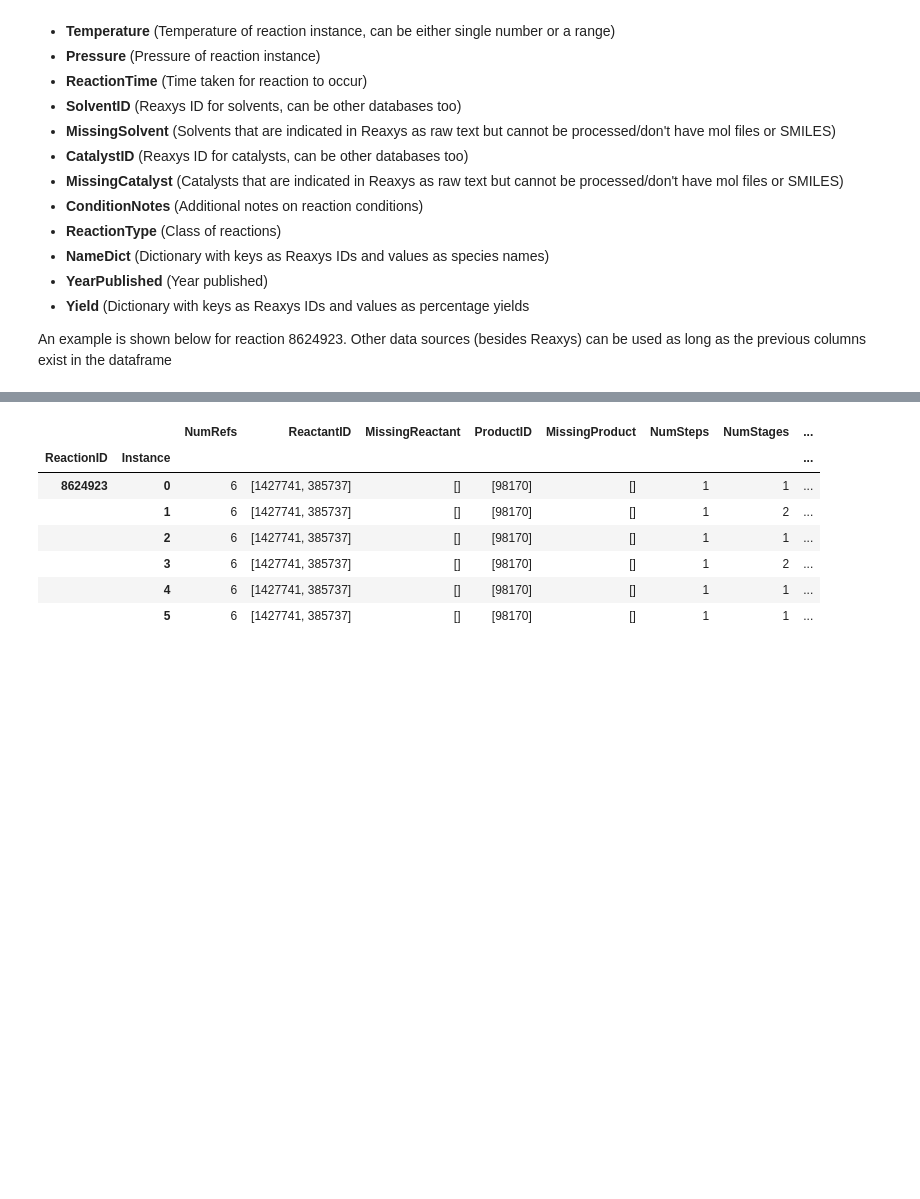
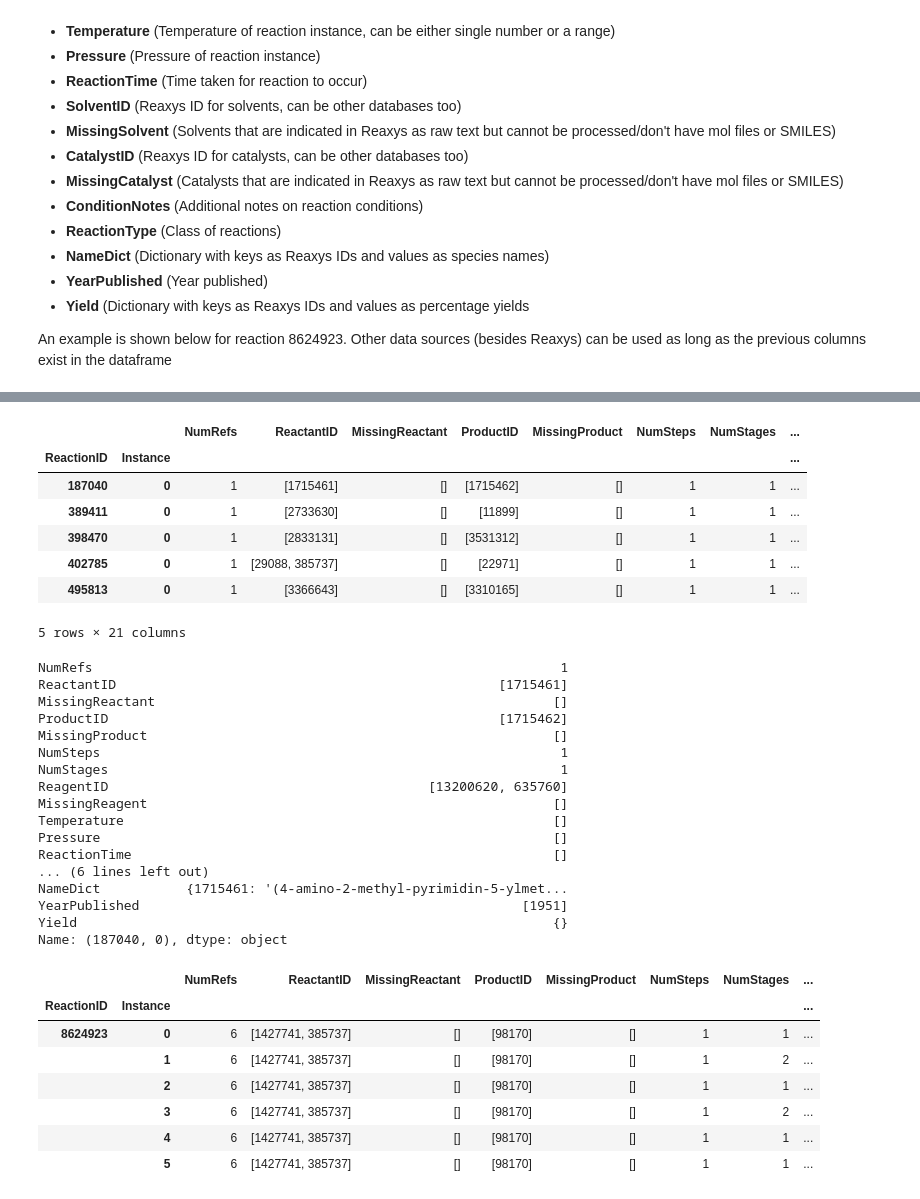
Before and after one commit to sustainable-processes/Impurity-Project, a Jupyter notebook: Tutorial.ipynb, the cells around one changed output, grey strips where cells are left out. Cells and saved outputs as stored; diff of their text form; code cells hidden in the pictures; blank space fills up the shorter version.

```diff
--- a/Tutorial.ipynb
+++ b/Tutorial.ipynb
@@ -111,3 +128,32 @@ An example is shown below for reaction 8624923. Other data sources (besides Reax
+# %%
+reactiondb.head()
+reactiondb.iloc[0]
+# %% [output]
+|  |  | NumRefs | ReactantID | MissingReactant | ProductID | MissingProduct | NumSteps | NumStages | ... |
+| ReactionID | Instance |  |  |  |  |  |  |  | ... |
+| 187040 | 0 | 1 | [1715461] | [] | [1715462] | [] | 1 | 1 | ... |
+| 389411 | 0 | 1 | [2733630] | [] | [11899] | [] | 1 | 1 | ... |
+| 398470 | 0 | 1 | [2833131] | [] | [3531312] | [] | 1 | 1 | ... |
+| 402785 | 0 | 1 | [29088, 385737] | [] | [22971] | [] | 1 | 1 | ... |
+| 495813 | 0 | 1 | [3366643] | [] | [3310165] | [] | 1 | 1 | ... |
+5 rows × 21 columns
+NumRefs                                                            1
+ReactantID                                                 [1715461]
+MissingReactant                                                   []
+ProductID                                                  [1715462]
+MissingProduct                                                    []
+NumSteps                                                           1
+NumStages                                                          1
+ReagentID                                         [13200620, 635760]
+MissingReagent                                                    []
+Temperature                                                       []
+Pressure                                                          []
+ReactionTime                                                      []
+... (6 lines left out)
+NameDict           {1715461: '(4-amino-2-methyl-pyrimidin-5-ylmet...
+YearPublished                                                 [1951]
+Yield                                                             {}
+Name: (187040, 0), dtype: object
 # %%
 reactiondb.xs(8624923,drop_level=False)
 reactiondb.xs(8624923,drop_level=False).dtypes
```
Also changed, not shown: parts of 15 cells of this notebook, 2 other files.
